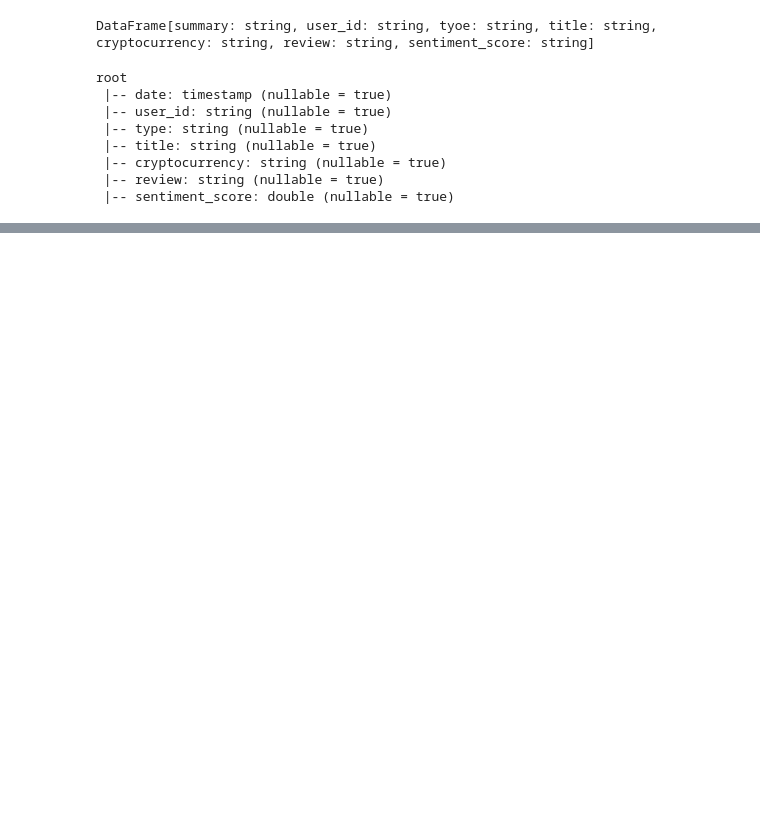
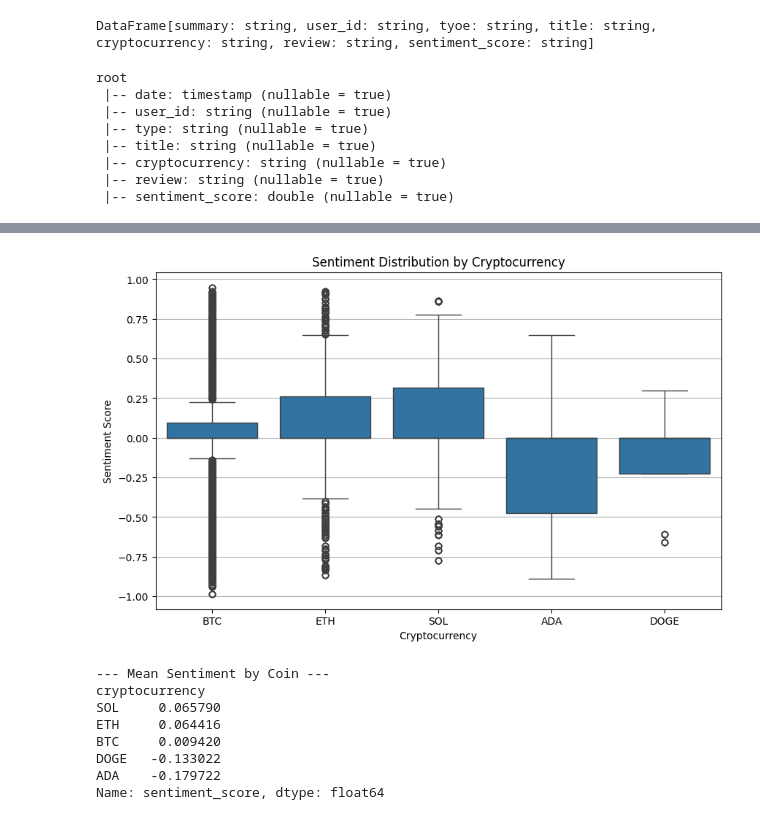
Before and after one commit to Ripa-Shah/Analyzing-Social-Sentiment-Data-to-determine-correlation-with-Cryptocurrency-Price, a Jupyter notebook: MIS584_Cryptocurrency_sentimentdata_and_prices.ipynb, the cells around one changed output, grey strips where cells are left out. Saved outputs shown, nothing was run; the diff lists cells and outputs as text; code cells hidden in the pictures; blank space fills up the shorter version.

```diff
--- a/MIS584_Cryptocurrency_sentimentdata_and_prices.ipynb
+++ b/MIS584_Cryptocurrency_sentimentdata_and_prices.ipynb
@@ -434,0 +348,6 @@ df_reddit_crypto_missing = df_reddit_crypto_filled.na.fill(value='missing', subs
+# %%
+print("Total number of rows before removing null values from date field")
+df_reddit_crypto_missing.count()
+df_reddit_crypto_cleaned = df_reddit_crypto_missing.dropna(subset=['date'])
+print("Total number of rows after removing null values from date field")
+df_reddit_crypto_cleaned.count()
@@ -599,0 +681,26 @@ df_reddit_crypto_count.select(['unique_user_count', 'cryptocurrency', 'type'])\
+# %%
+#Distribution analysis
+
+plt.figure(figsize=(10, 6))
+# Create a box plot to compare the sentiment distribution across different cryptocurrencies
+sns.boxplot(x='cryptocurrency', y='sentiment_score', data=df_pandas)
+plt.title("Sentiment Distribution by Cryptocurrency")
+plt.xlabel("Cryptocurrency")
+plt.ylabel("Sentiment Score")
+plt.grid(axis='y')
+plt.show()
+
+# Calculate the mean sentiment for each coin
+mean_sentiment_by_coin = df_pandas.groupby('cryptocurrency')['sentiment_score'].mean().sort_values(ascending=False)
+print("\n--- Mean Sentiment by Coin ---")
+print(mean_sentiment_by_coin)
+# %% [output]
+[figure, added]
+--- Mean Sentiment by Coin ---
+cryptocurrency
+SOL     0.065790
+ETH     0.064416
+BTC     0.009420
+DOGE   -0.133022
+ADA    -0.179722
+Name: sentiment_score, dtype: float64
```
Also changed, not shown: parts of 39 cells of this notebook.
